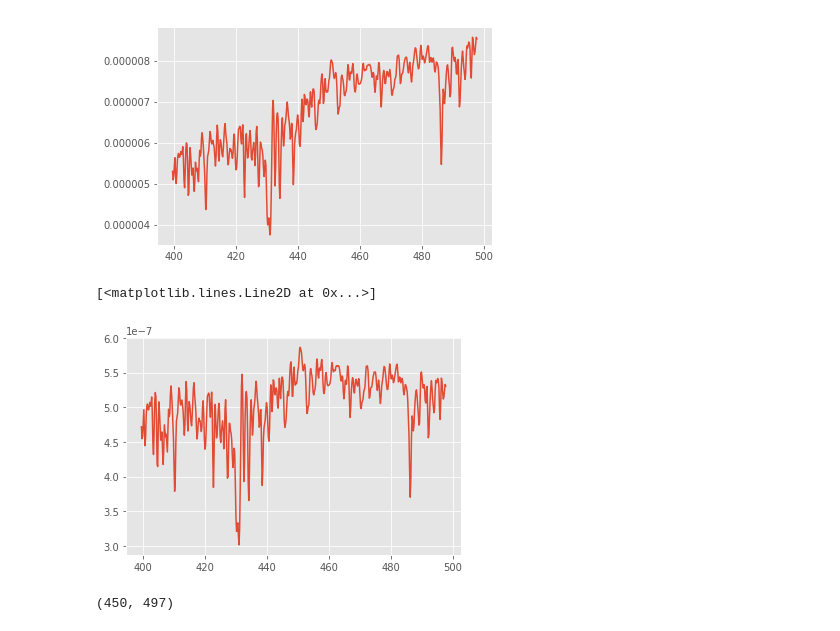
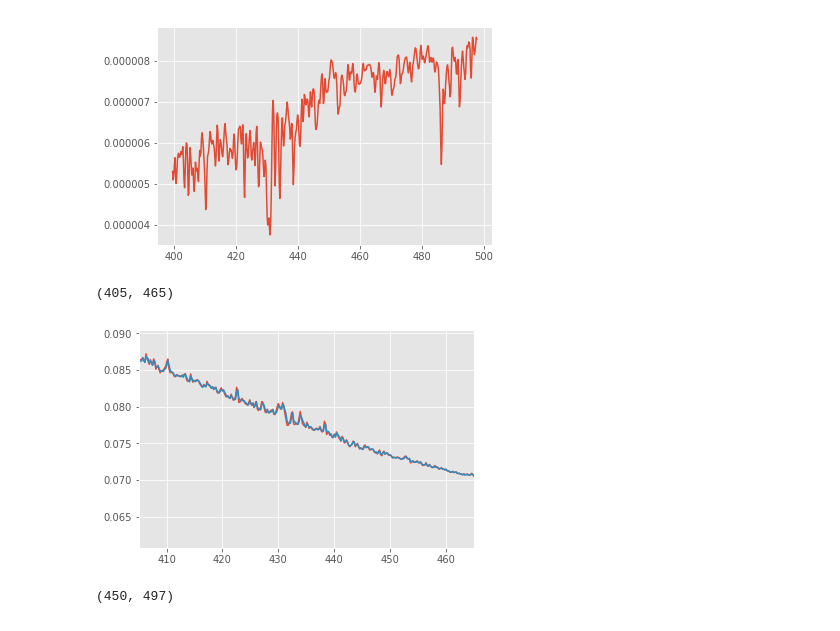
Before and after one commit to cfranken/ESE156, a Jupyter notebook: projects/NO2 start TROPOMI.ipynb, the cells around one changed output. Drawn from its saved outputs; the diff is of its cells as text; code cells hidden in the pictures.

```diff
--- a/projects/NO2 start TROPOMI.ipynb
+++ b/projects/NO2 start TROPOMI.ipynb
@@ -36,10 +38,12 @@ wl_spec = fn['BAND4_RADIANCE/STANDARD_MODE/INSTRUMENT/nominal_wavelength'][0,:,:
 spec = fn['BAND4_RADIANCE/STANDARD_MODE/OBSERVATIONS/radiance'][0,:,:,:]
 # %%
 so = 1500
-plt.plot(wl_spec[fp,:], spec[so,fp,:])
+plt.plot(wl_spec[fp,:], spec[so,fp,:]/spl(wl_solar[fp,:]+0.0))
+plt.plot(wl_spec[fp,:], spec[so,fp,:]/spl(wl_spec[fp,:]-0.018))
+plt.xlim((405,465))
 # %% [output]
-[<matplotlib.lines.Line2D at 0x...>]
+(405, 465)
-[figure, old version]
+[figure, new version]
 # %%
 wl_spec.shape
 # %% [output]
```
Also changed, not shown: parts of 26 cells of this notebook.
